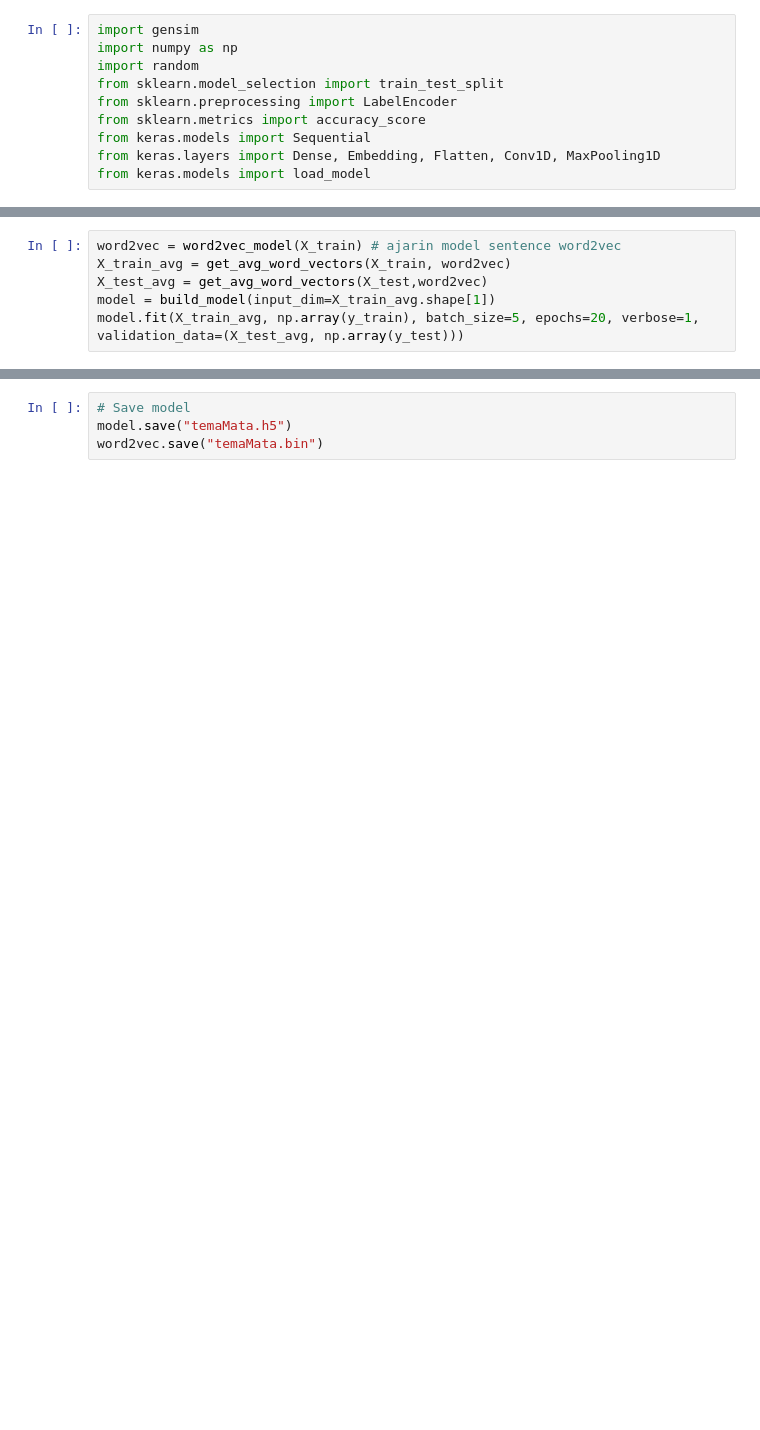
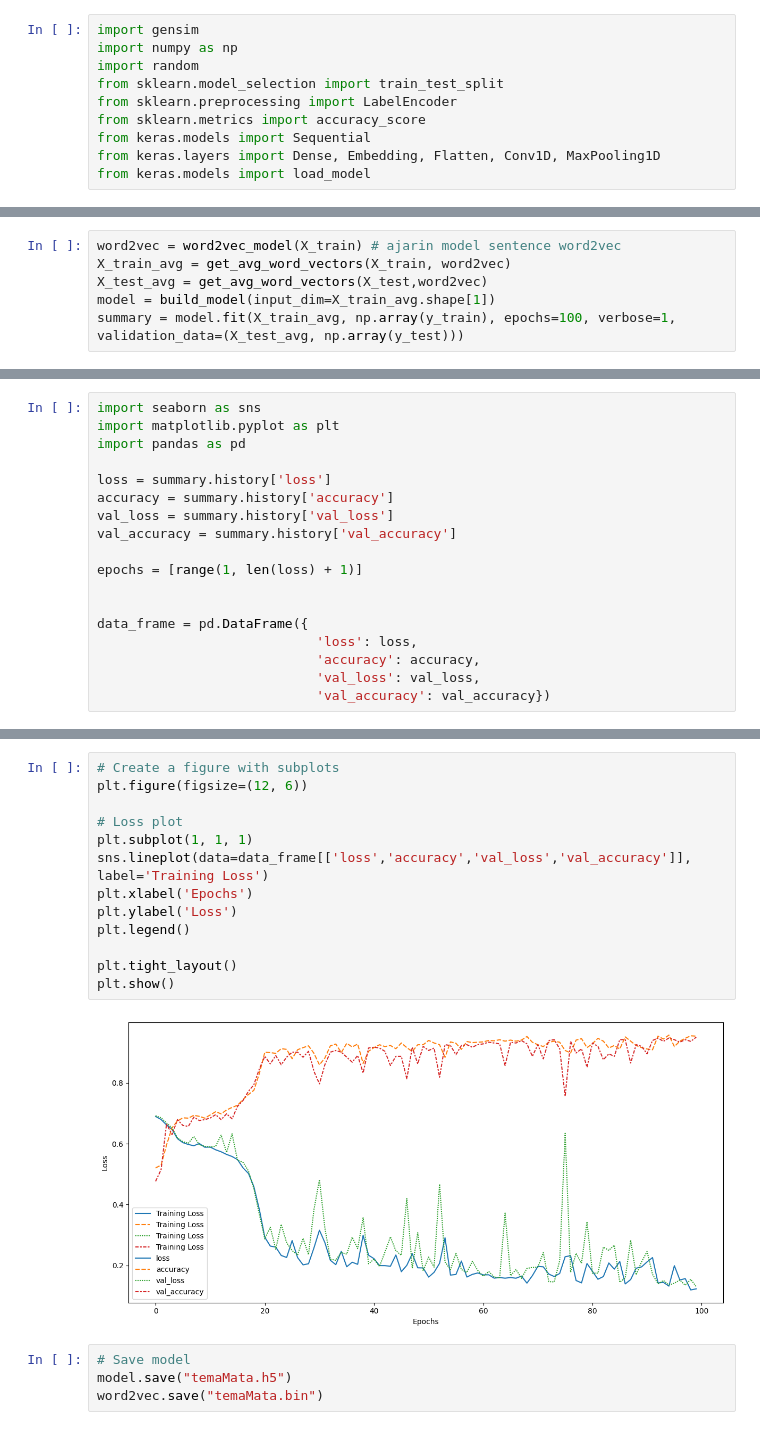
Before and after one commit to arifsptra/myth-fact-check, a Jupyter notebook: Tema Matakah.ipynb, the cells around one changed output, grey strips where cells are left out. Saved outputs shown, nothing was run; the diff lists cells and outputs as text; blank space fills up the shorter version.

Commit message:
<Data and Model>:Menambah data dan memperbaiki model agar lebih akurat hasilnya

```diff
--- a/Tema Matakah.ipynb
+++ b/Tema Matakah.ipynb
@@ -213,5 +1318,5 @@ word2vec = word2vec_model(X_train) # ajarin model sentence word2vec
 X_train_avg = get_avg_word_vectors(X_train, word2vec)
 X_test_avg = get_avg_word_vectors(X_test,word2vec)
 model = build_model(input_dim=X_train_avg.shape[1])
-model.fit(X_train_avg, np.array(y_train), batch_size=5, epochs=20, verbose=1, validation_data=(X_test_avg, np.array(y_test)))
+summary = model.fit(X_train_avg, np.array(y_train), epochs=100, verbose=1, validation_data=(X_test_avg, np.array(y_test)))
 # %% [output]
@@ -235,0 +1340,18 @@ Epoch 20/20
+# %%
+import seaborn as sns
+import matplotlib.pyplot as plt
+import pandas as pd
+
+loss = summary.history['loss']
+accuracy = summary.history['accuracy']
+val_loss = summary.history['val_loss']
+val_accuracy = summary.history['val_accuracy']
+
+epochs = [range(1, len(loss) + 1)]
+
+
+data_frame = pd.DataFrame({
+                            'loss': loss,
+                            'accuracy': accuracy,
+                            'val_loss': val_loss,
+                            'val_accuracy': val_accuracy})
@@ -236,3 +1372,18 @@ Epoch 20/20
+# %%
+# Create a figure with subplots
+plt.figure(figsize=(12, 6))
+
+# Loss plot
+plt.subplot(1, 1, 1)
+sns.lineplot(data=data_frame[['loss','accuracy','val_loss','val_accuracy']], label='Training Loss')
+plt.xlabel('Epochs')
+plt.ylabel('Loss')
+plt.legend()
+
+plt.tight_layout()
+plt.show()
+# %% [output]
+[figure, added]
 # %%
 # Save model
 model.save("temaMata.h5")
```
Also changed, not shown: parts of 11 cells of this notebook, 2 other files.
